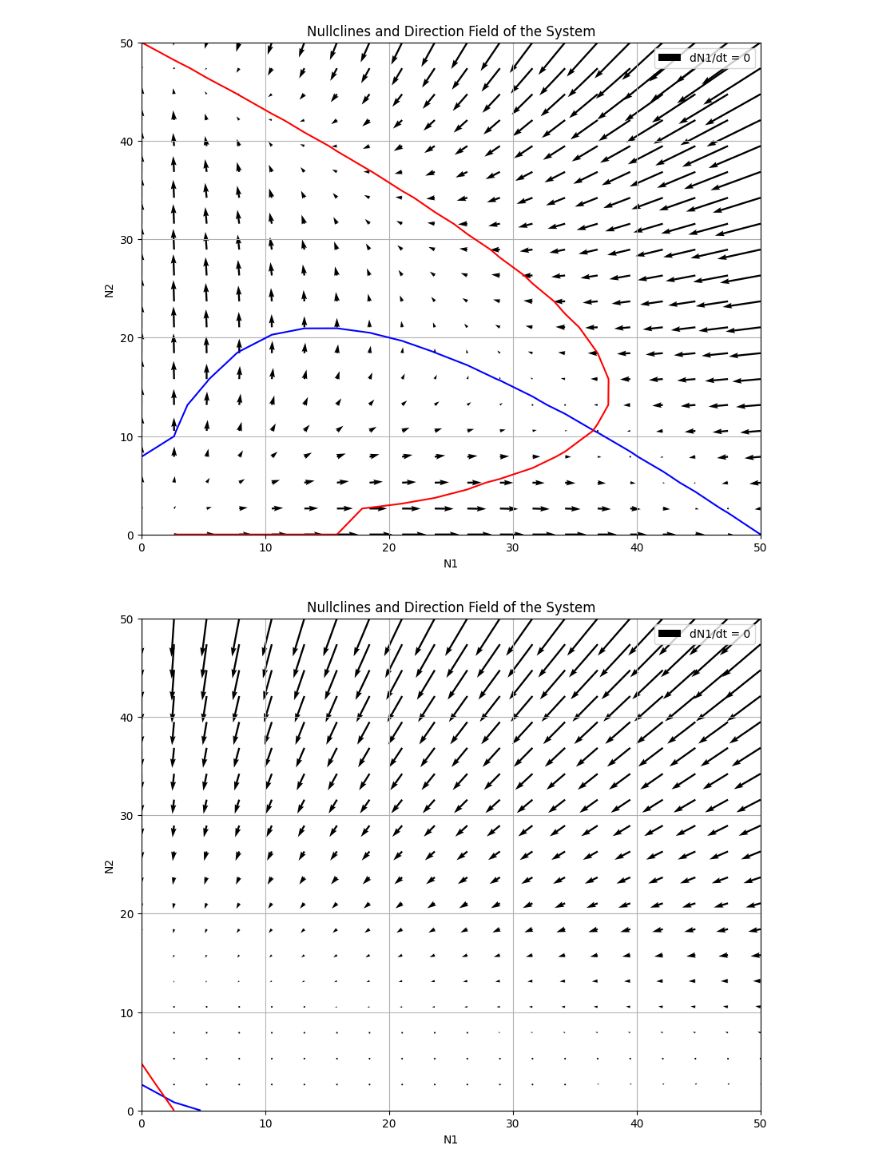
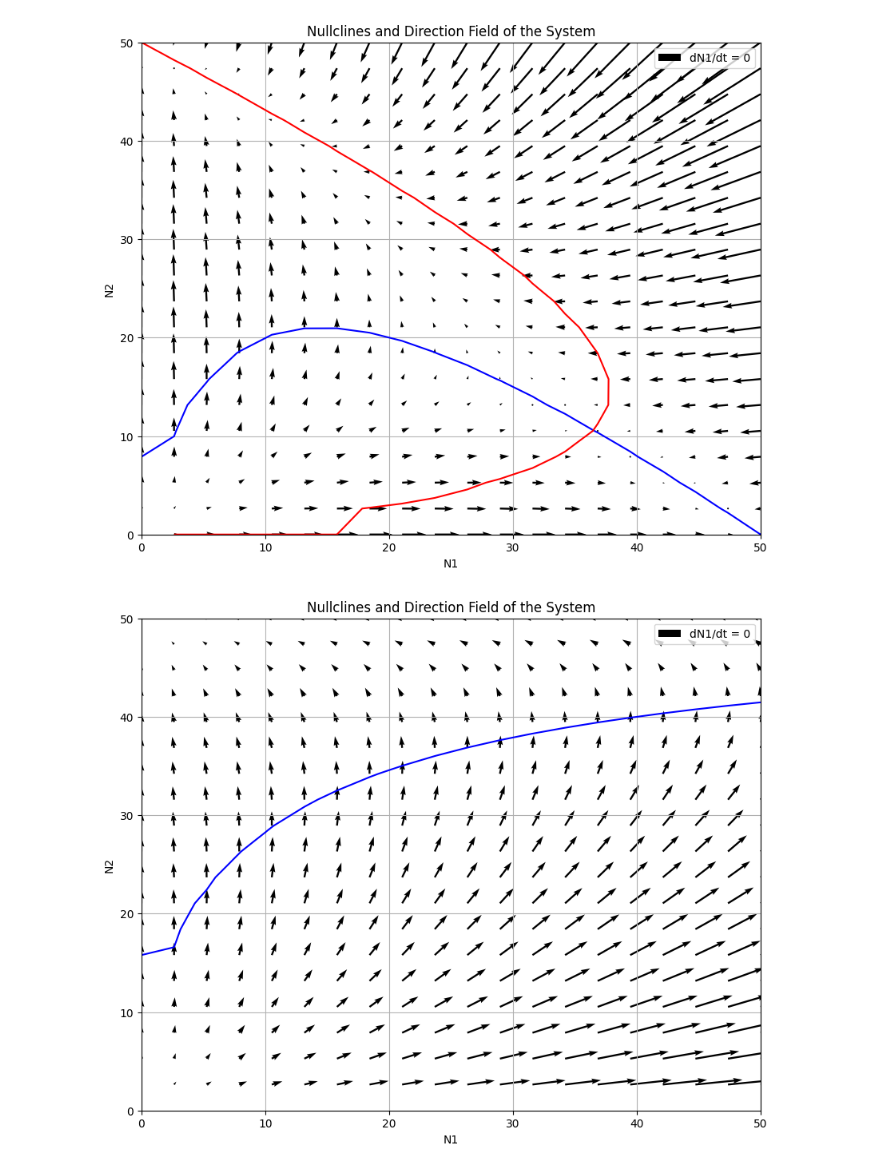
Before and after one commit to Kokkonut-case/Akilan_Reproductive_Interference_Evolution, a Jupyter notebook: mate_choice_differential_equation.ipynb, the cells around one changed output. Drawn from its saved outputs; the diff is of its cells as text; code cells hidden in the pictures.

```diff
--- a/mate_choice_differential_equation.ipynb
+++ b/mate_choice_differential_equation.ipynb
@@ -131,7 +131,7 @@ plt.show()
 import numpy as np
 import matplotlib.pyplot as plt
 
-def dpop_dt(t, pop, birth_rate_1, birth_rate_2, homospecific_mating_preference_males_1, homospecific_mating_preference_males_2, viability_death_rate, competitive_effect_1_on_2, competitive_effect_2_on_1, density_dependent_death_rate):
+def dpop_dt(t, pop, birth_rate_1, birth_rate_2, viability_death_rate, density_dependent_death_rate, reproductive_interference_1_on_2, reproductive_interference_2_on_1):
     N1, N2 = pop
 
 
@@ -148,8 +148,8 @@ def dpop_dt(t, pop, birth_rate_1, birth_rate_2, homospecific_mating_preference_m
     return [dN1, dN2]
 
 # Parameters
-birth_rate_1 = 1.5
-birth_rate_2 = 1.5
+birth_rate_1 = 6
+birth_rate_2 = 6
 viability_death_rate = 1
 density_dependent_death_rate = 0.1
 reproductive_interference_2_on_1 = 0.2
@@ -158,41 +158,41 @@ reproductive_interference_1_on_2 = 0.2
 # Grid for N1 and N2
 N1_vals = np.linspace(0, 50, 20)
 N2_vals = np.linspace(0, 50, 20)
 N1, N2 = np.meshgrid(N1_vals, N2_vals)
 
-# Compute dN1 and dN2 on the grid
-dN1 = (birth_rate_1 * N1 * (homospecific_mating_preference_males_1 * N1) / (homospecific_mating_preference_males_1 * N1 + (1 - homospecific_mating_preference_males_1) * N2)
-       - viability_death_rate * N1
-       - density_dependent_death_rate * N1 * (N1 + competitive_effect_1_on_2 * N2)
-       )
+dN1 = ((birth_rate_1 * N1 * N1) / (N1 + (reproductive_interference_2_on_1) * N2)
+           - viability_death_rate * N1
+           - density_dependent_death_rate * N1 *  N2
+           )
 
-dN2 = (birth_rate_2 * N2 * (homospecific_mating_preference_males_2 * N2) / (homospecific_mating_preference_males_2 * N2 + (1 - homospecific_mating_preference_males_1) * N1)
-       - viability_death_rate * N2
-       - density_dependent_death_rate * N2 * (N2 + competitive_effect_2_on_1 * N1)
-       )
+dN2 = ((birth_rate_2 * N2 * N2) / N2 + (reproductive_interference_1_on_2 * N1)
+           - viability_death_rate * N2
+           - density_dependent_death_rate * N2 * N2
+           )
+
 
 # Plotting nullclines and direction field
 plt.figure(figsize=(10, 8))
 plt.contour(N1, N2, dN1, levels=[0], colors='blue', label='dN1/dt = 0')
 plt.contour(N1, N2, dN2, levels=[0], colors='red', label='dN2/dt = 0')
 
 # Calculate the direction field
 N1_vals_fine = np.linspace(0, 50, 20)
 N2_vals_fine = np.linspace(0, 50, 20)
 N1_fine, N2_fine = np.meshgrid(N1_vals_fine, N2_vals_fine)
 dN1_fine, dN2_fine = np.zeros(N1_fine.shape), np.zeros(N2_fine.shape)
 
 for i in range(N1_fine.shape[0]):
     for j in range(N1_fine.shape[1]):
-        dN1_fine[i, j], dN2_fine[i, j] = dpop_dt(0, [N1_fine[i, j], N2_fine[i, j]], birth_rate_1, birth_rate_2, homospecific_mating_preference_males_1, homospecific_mating_preference_males_2, viability_death_rate, competitive_effect_1_on_2, competitive_effect_2_on_1, density_dependent_death_rate)
+        dN1_fine[i, j], dN2_fine[i, j] = dpop_dt(0, [N1_fine[i, j], N2_fine[i, j]], birth_rate_1, birth_rate_2, viability_death_rate, density_dependent_death_rate, reproductive_interference_1_on_2, reproductive_interference_2_on_1)
 
 plt.quiver(N1_fine, N2_fine, dN1_fine, dN2_fine, color='black')
 
 plt.xlabel('N1')
 plt.ylabel('N2')
 plt.title('Nullclines and Direction Field of the System')
 plt.legend(['dN1/dt = 0', 'dN2/dt = 0'])
 plt.grid(True)
 plt.show()
 # %% [output]
-[figure, old version]
+[figure, new version]
```
Also changed, not shown: 2 other files.
